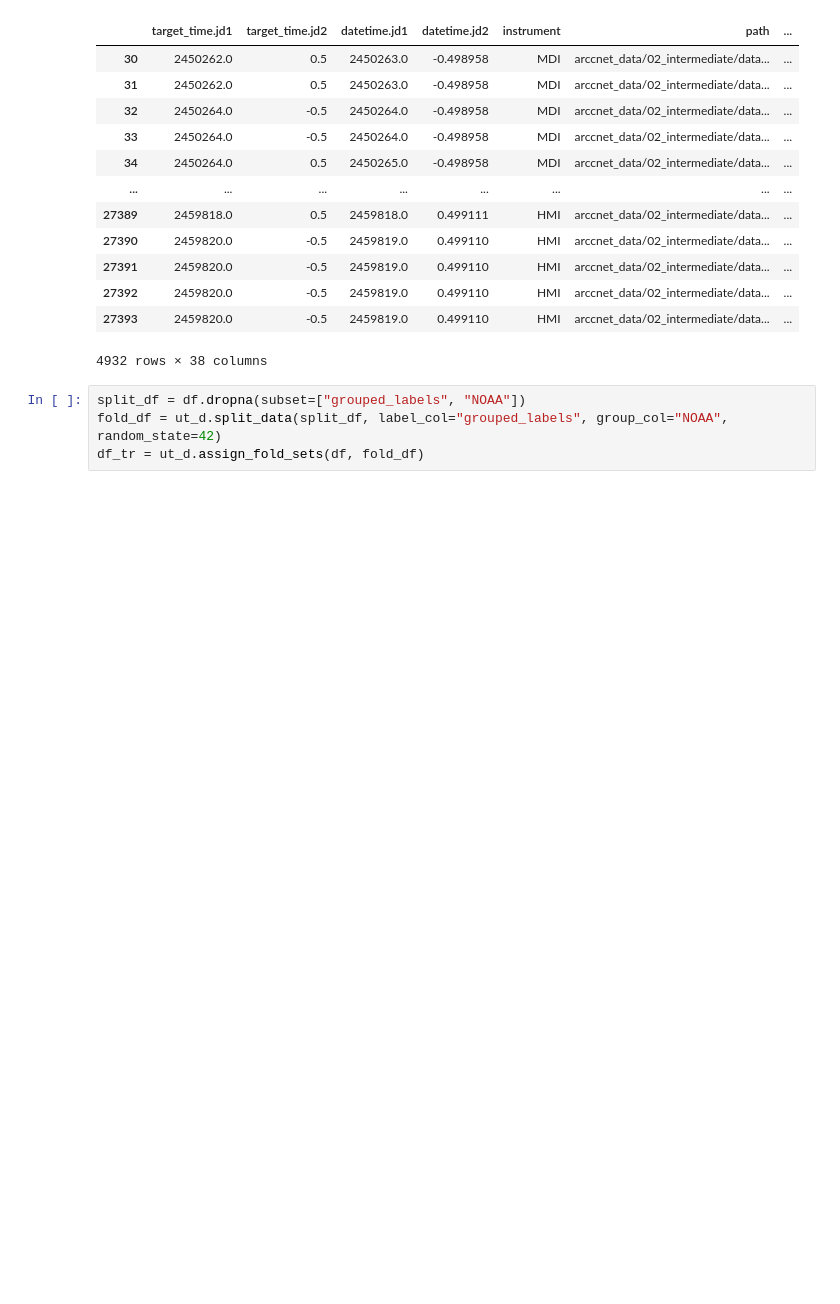
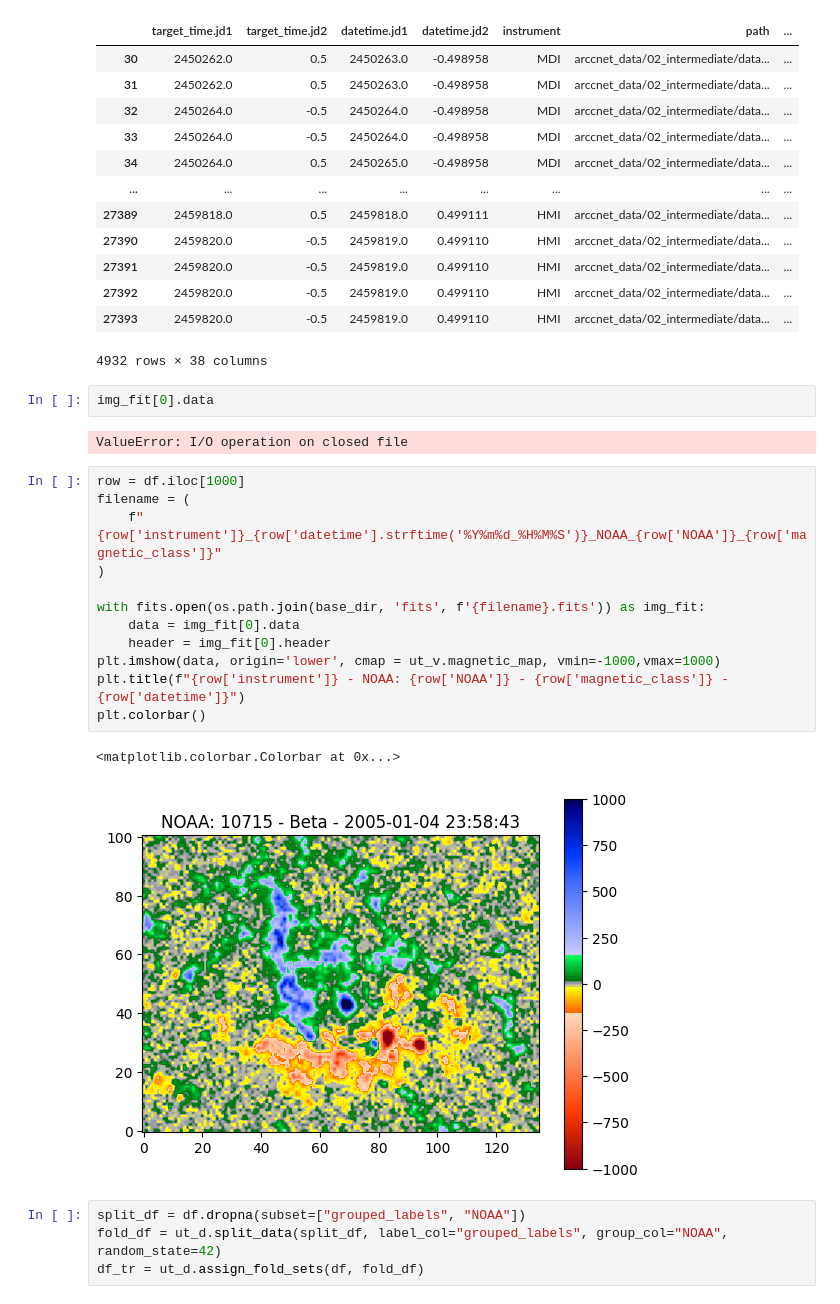
Before and after one commit to edoardolegnaro/ARCCnet, a Jupyter notebook: arccnet/models/cutouts_from_fulldisk/train.ipynb, the cells around one changed output. Drawn from its saved outputs; the diff is of its cells as text; blank space fills up the shorter version.

```diff
--- a/arccnet/models/cutouts_from_fulldisk/train.ipynb
+++ b/arccnet/models/cutouts_from_fulldisk/train.ipynb
@@ -77,6 +78,25 @@ df
 | 27392 | 2459820.0 | -0.5 | 2459819.0 | 0.499110 | HMI | arccnet_data/02_intermediate/data... | ... |
 | 27393 | 2459820.0 | -0.5 | 2459819.0 | 0.499110 | HMI | arccnet_data/02_intermediate/data... | ... |
 4932 rows × 38 columns
+# %%
+img_fit[0].data
+# %% [output]
+ValueError: I/O operation on closed file
+# %%
+row = df.iloc[1000]
+filename = (
+    f"{row['instrument']}_{row['datetime'].strftime('%Y%m%d_%H%M%S')}_NOAA_{row['NOAA']}_{row['magnetic_class']}"
+)
+
+with fits.open(os.path.join(base_dir, 'fits', f'{filename}.fits')) as img_fit:
+    data = img_fit[0].data
+    header = img_fit[0].header
+plt.imshow(data, origin='lower', cmap = ut_v.magnetic_map, vmin=-1000,vmax=1000)
+plt.title(f"{row['instrument']} - NOAA: {row['NOAA']} - {row['magnetic_class']} - {row['datetime']}")
+plt.colorbar()
+# %% [output]
+<matplotlib.colorbar.Colorbar at 0x...>
+[figure, added]
 # %%
 split_df = df.dropna(subset=["grouped_labels", "NOAA"])
 fold_df = ut_d.split_data(split_df, label_col="grouped_labels", group_col="NOAA", random_state=42)
```
Also changed, not shown: parts of 1 cell of this notebook, 3 other files.
